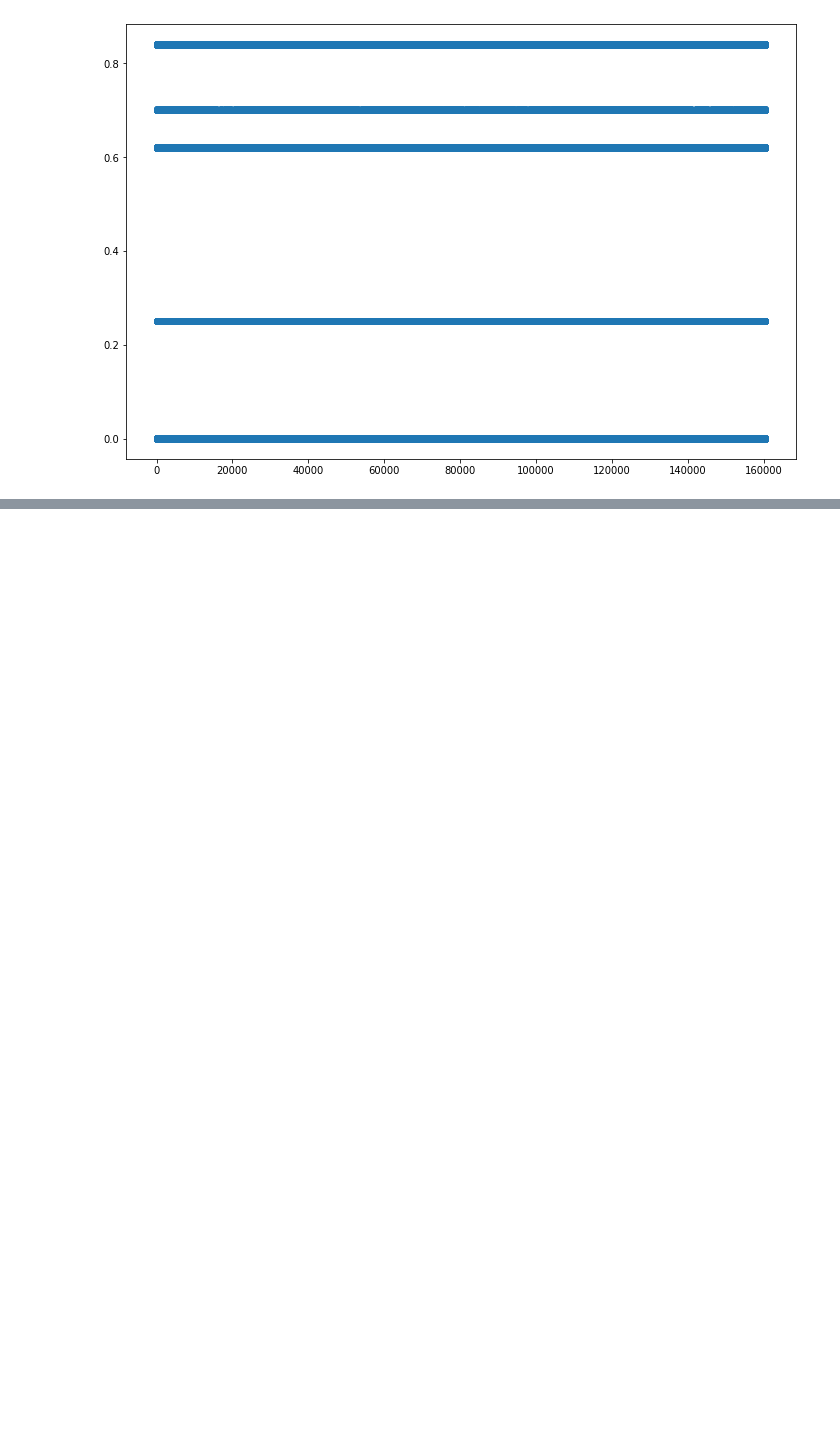
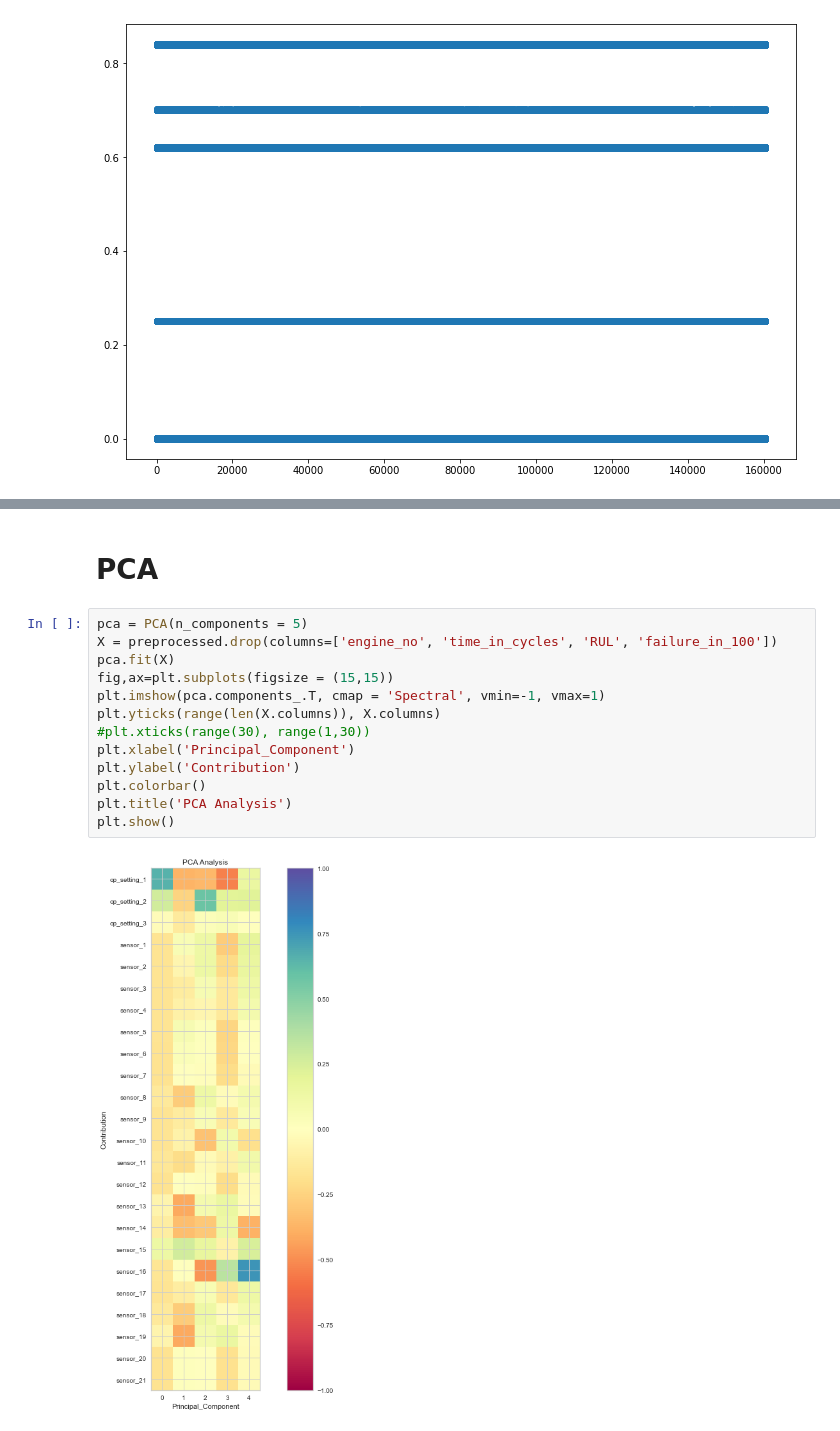
Before and after one commit to MilCL/Predictive_maintenance, a Jupyter notebook: EDA.ipynb, the cells around one changed output, grey strips where cells are left out. Drawn from its saved outputs; the diff is of its cells as text; blank space fills up the shorter version.

```diff
--- a/EDA.ipynb
+++ b/EDA.ipynb
@@ -96,0 +217,17 @@ plt.show()
+# %% [markdown]
+# PCA
+# %%
+pca = PCA(n_components = 5)
+X = preprocessed.drop(columns=['engine_no', 'time_in_cycles', 'RUL', 'failure_in_100'])
+pca.fit(X)
+fig,ax=plt.subplots(figsize = (15,15))
+plt.imshow(pca.components_.T, cmap = 'Spectral', vmin=-1, vmax=1)
+plt.yticks(range(len(X.columns)), X.columns)
+#plt.xticks(range(30), range(1,30))
+plt.xlabel('Principal_Component')
+plt.ylabel('Contribution')
+plt.colorbar()
+plt.title('PCA Analysis')
+plt.show()
+# %% [output]
+[figure, added]
```
Also changed, not shown: parts of 35 cells of this notebook, 4 other files.
